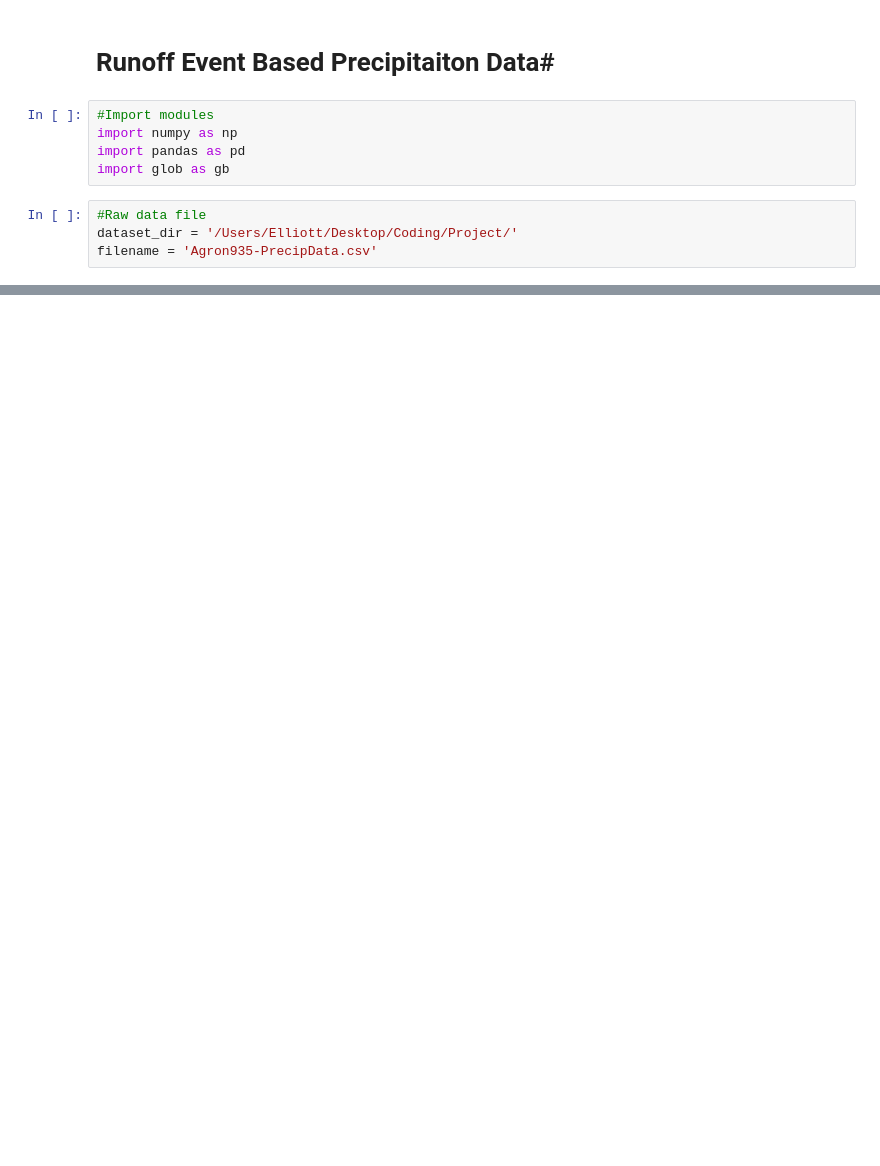
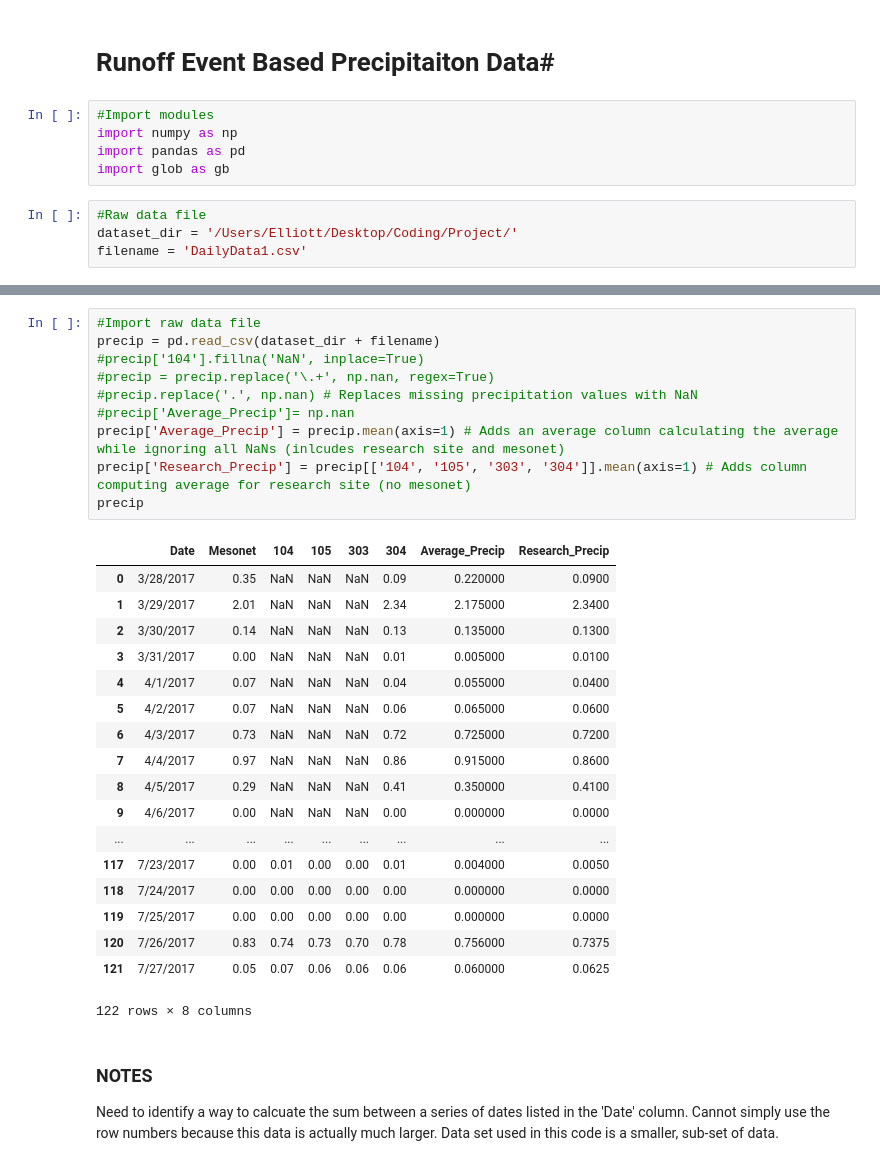
Before and after one commit to rec1215/Project, a Jupyter notebook: Runoff_Project.ipynb, the cells around one changed output, grey strips where cells are left out. Cells and saved outputs as stored; diff of their text form; blank space fills up the shorter version.

```diff
--- a/Runoff_Project.ipynb
+++ b/Runoff_Project.ipynb
@@ -8,4 +8,4 @@ import glob as gb
 # %%
 #Raw data file
 dataset_dir = '/Users/Elliott/Desktop/Coding/Project/'
-filename = 'Agron935-PrecipData.csv'
+filename = 'DailyData1.csv'
@@ -35,0 +17,32 @@ df.fillna(df.Mesonet.mean())
+# %%
+#Import raw data file
+precip = pd.read_csv(dataset_dir + filename)
+#precip['104'].fillna('NaN', inplace=True)
+#precip = precip.replace('\.+', np.nan, regex=True)
+#precip.replace('.', np.nan) # Replaces missing precipitation values with NaN
+#precip['Average_Precip']= np.nan
+precip['Average_Precip'] = precip.mean(axis=1) # Adds an average column calculating the average while ignoring all NaNs (inlcudes research site and mesonet)
+precip['Research_Precip'] = precip[['104', '105', '303', '304']].mean(axis=1) # Adds column computing average for research site (no mesonet)
+precip
+# %% [output]
+|  | Date | Mesonet | 104 | 105 | 303 | 304 | Average_Precip | Research_Precip |
+| 0 | 3/28/2017 | 0.35 | NaN | NaN | NaN | 0.09 | 0.220000 | 0.0900 |
+| 1 | 3/29/2017 | 2.01 | NaN | NaN | NaN | 2.34 | 2.175000 | 2.3400 |
+| 2 | 3/30/2017 | 0.14 | NaN | NaN | NaN | 0.13 | 0.135000 | 0.1300 |
+| 3 | 3/31/2017 | 0.00 | NaN | NaN | NaN | 0.01 | 0.005000 | 0.0100 |
+| 4 | 4/1/2017 | 0.07 | NaN | NaN | NaN | 0.04 | 0.055000 | 0.0400 |
+| 5 | 4/2/2017 | 0.07 | NaN | NaN | NaN | 0.06 | 0.065000 | 0.0600 |
+| 6 | 4/3/2017 | 0.73 | NaN | NaN | NaN | 0.72 | 0.725000 | 0.7200 |
+| 7 | 4/4/2017 | 0.97 | NaN | NaN | NaN | 0.86 | 0.915000 | 0.8600 |
+| 8 | 4/5/2017 | 0.29 | NaN | NaN | NaN | 0.41 | 0.350000 | 0.4100 |
+| 9 | 4/6/2017 | 0.00 | NaN | NaN | NaN | 0.00 | 0.000000 | 0.0000 |
+| ... | ... | ... | ... | ... | ... | ... | ... | ... |
+| 117 | 7/23/2017 | 0.00 | 0.01 | 0.00 | 0.00 | 0.01 | 0.004000 | 0.0050 |
+| 118 | 7/24/2017 | 0.00 | 0.00 | 0.00 | 0.00 | 0.00 | 0.000000 | 0.0000 |
+| 119 | 7/25/2017 | 0.00 | 0.00 | 0.00 | 0.00 | 0.00 | 0.000000 | 0.0000 |
+| 120 | 7/26/2017 | 0.83 | 0.74 | 0.73 | 0.70 | 0.78 | 0.756000 | 0.7375 |
+| 121 | 7/27/2017 | 0.05 | 0.07 | 0.06 | 0.06 | 0.06 | 0.060000 | 0.0625 |
+122 rows × 8 columns
+# %% [markdown]
+### NOTES <br/>
+Need to identify a way to calcuate the sum between a series of dates listed in the 'Date' column. Cannot simply use the row numbers because this data is actually much larger. Data set used in this code is a smaller, sub-set of data.
```
Also changed, not shown: parts of 7 cells of this notebook, 4 other files.
